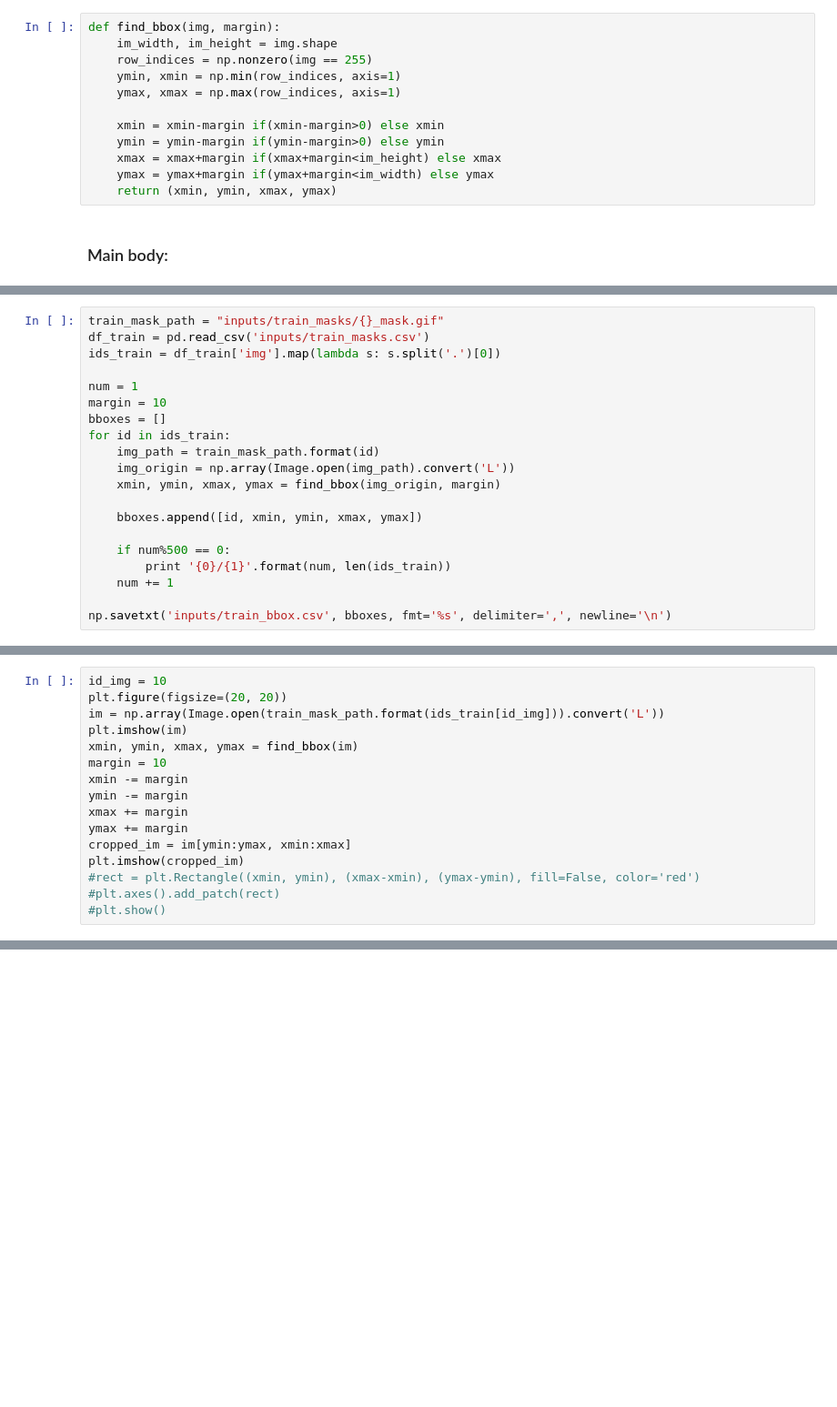
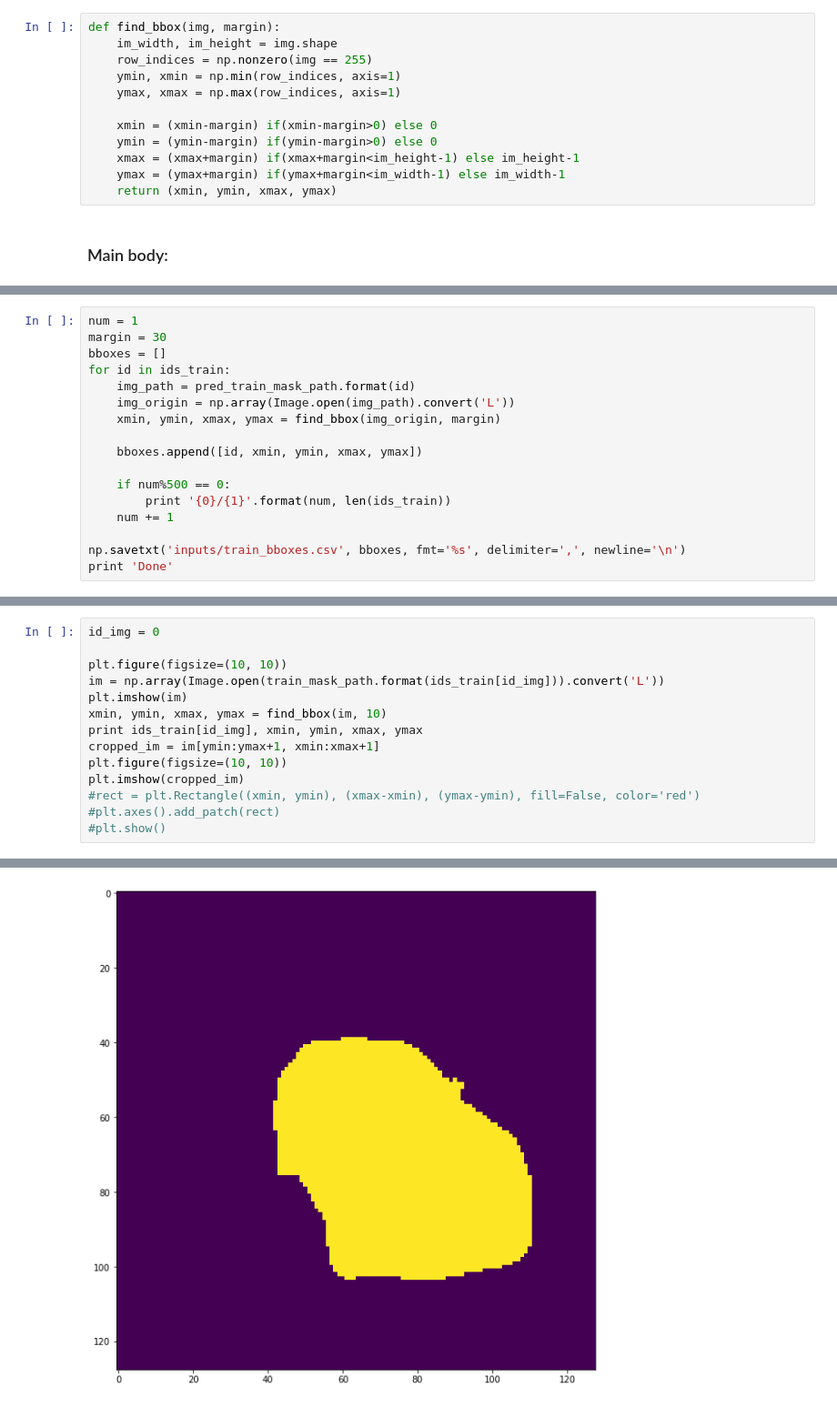
Before and after one commit to deepmd/Carvana, a Jupyter notebook: find_bboxes.ipynb, the cells around one changed output, grey strips where cells are left out. Shown at 91% size. Drawn from its saved outputs; the diff is of its cells as text; blank space fills up the shorter version.

```diff
--- a/find_bboxes.ipynb
+++ b/find_bboxes.ipynb
@@ -16,10 +16,10 @@ def find_bbox(img, margin):
     ymin, xmin = np.min(row_indices, axis=1)
     ymax, xmax = np.max(row_indices, axis=1)
 
-    xmin = xmin-margin if(xmin-margin>0) else xmin
-    ymin = ymin-margin if(ymin-margin>0) else ymin
-    xmax = xmax+margin if(xmax+margin<im_height) else xmax
-    ymax = ymax+margin if(ymax+margin<im_width) else ymax
+    xmin = (xmin-margin) if(xmin-margin>0) else 0
+    ymin = (ymin-margin) if(ymin-margin>0) else 0
+    xmax = (xmax+margin) if(xmax+margin<im_height-1) else im_height-1
+    ymax = (ymax+margin) if(ymax+margin<im_width-1) else im_width-1
     return (xmin, ymin, xmax, ymax)
 # %% [markdown]
 ### Main body:
@@ -26,13 +32,9 @@ def find_bbox(img, margin):
 # %%
-train_mask_path = "inputs/train_masks/{}_mask.gif"
-df_train = pd.read_csv('inputs/train_masks.csv')
-ids_train = df_train['img'].map(lambda s: s.split('.')[0])
-
 num = 1
-margin = 10
+margin = 30
 bboxes = []
 for id in ids_train:
-    img_path = train_mask_path.format(id)
+    img_path = pred_train_mask_path.format(id)
     img_origin = np.array(Image.open(img_path).convert('L'))
     xmin, ymin, xmax, ymax = find_bbox(img_origin, margin)
 
@@ -42,4 +44,5 @@ for id in ids_train:
         print '{0}/{1}'.format(num, len(ids_train))
     num += 1
 
-np.savetxt('inputs/train_bbox.csv', bboxes, fmt='%s', delimiter=',', newline='\n')
+np.savetxt('inputs/train_bboxes.csv', bboxes, fmt='%s', delimiter=',', newline='\n')
+print 'Done'
@@ -48,16 +136,15 @@ np.savetxt('inputs/train_bbox.csv', bboxes, fmt='%s', delimiter=',', newline='\n
 # %%
-id_img = 10
-plt.figure(figsize=(20, 20))
+id_img = 0
+
+plt.figure(figsize=(10, 10))
 im = np.array(Image.open(train_mask_path.format(ids_train[id_img])).convert('L'))
 plt.imshow(im)
-xmin, ymin, xmax, ymax = find_bbox(im)
-margin = 10
-xmin -= margin
-ymin -= margin
-xmax += margin
-ymax += margin
-cropped_im = im[ymin:ymax, xmin:xmax]
+xmin, ymin, xmax, ymax = find_bbox(im, 10)
+print ids_train[id_img], xmin, ymin, xmax, ymax
+cropped_im = im[ymin:ymax+1, xmin:xmax+1]
+plt.figure(figsize=(10, 10))
 plt.imshow(cropped_im)
 #rect = plt.Rectangle((xmin, ymin), (xmax-xmin), (ymax-ymin), fill=False, color='red')
 #plt.axes().add_patch(rect)
 #plt.show()
+# %% [output]
@@ -63,0 +153 @@ plt.imshow(cropped_im)
+[figure, added]
```
Also changed, not shown: parts of 16 cells of this notebook, 26 other files.
